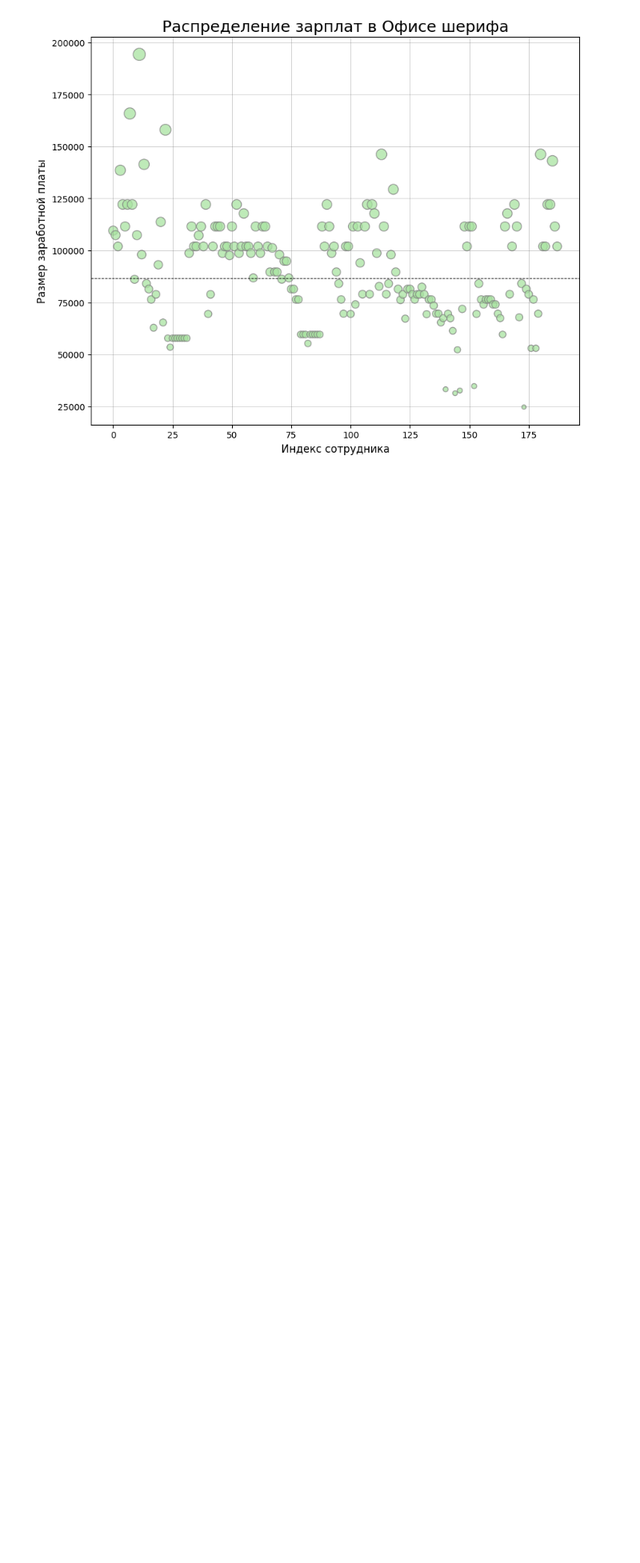
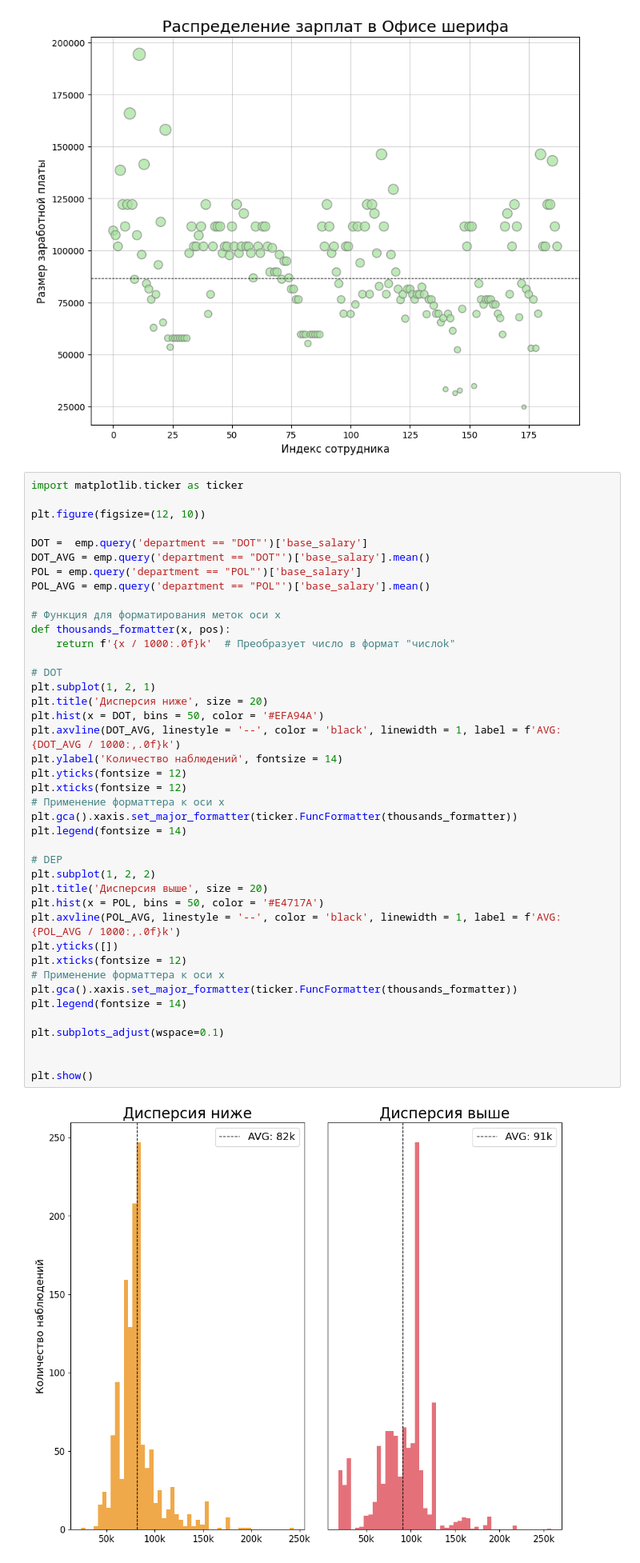
Before and after one commit to Korablinr54/Statistics, a Jupyter notebook: Основы статистики.ipynb, the cells around one changed output. Shown at 80% size. Drawn from its saved outputs; the diff is of its cells as text; blank space fills up the shorter version.

Commit message:
Дисперсия - 4, визуализация

```diff
--- a/Основы статистики.ipynb
+++ b/Основы статистики.ipynb
@@ -723,3 +723,46 @@ plt.yticks(fontsize = 10)
 plt.show()
 # %% [output]
 [figure]
+# %%
+import matplotlib.ticker as ticker
+
+plt.figure(figsize=(12, 10))
+
+DOT =  emp.query('department == "DOT"')['base_salary']
+DOT_AVG = emp.query('department == "DOT"')['base_salary'].mean()
+POL = emp.query('department == "POL"')['base_salary']
+POL_AVG = emp.query('department == "POL"')['base_salary'].mean()
+
+# Функция для форматирования меток оси x
+def thousands_formatter(x, pos):
+    return f'{x / 1000:.0f}k'  # Преобразует число в формат "числоk"
+
+# DOT
+plt.subplot(1, 2, 1)
+plt.title('Дисперсия ниже', size = 20)
+plt.hist(x = DOT, bins = 50, color = '#EFA94A')
+plt.axvline(DOT_AVG, linestyle = '--', color = 'black', linewidth = 1, label = f'AVG: {DOT_AVG / 1000:,.0f}k')
+plt.ylabel('Количество наблюдений', fontsize = 14)
+plt.yticks(fontsize = 12)
+plt.xticks(fontsize = 12)
+# Применение форматтера к оси x
+plt.gca().xaxis.set_major_formatter(ticker.FuncFormatter(thousands_formatter))
+plt.legend(fontsize = 14)
+
+# DEP
+plt.subplot(1, 2, 2)
+plt.title('Дисперсия выше', size = 20)
+plt.hist(x = POL, bins = 50, color = '#E4717A')
+plt.axvline(POL_AVG, linestyle = '--', color = 'black', linewidth = 1, label = f'AVG: {POL_AVG / 1000:,.0f}k')
+plt.yticks([])
+plt.xticks(fontsize = 12)
+# Применение форматтера к оси x
+plt.gca().xaxis.set_major_formatter(ticker.FuncFormatter(thousands_formatter))
+plt.legend(fontsize = 14)
+
+plt.subplots_adjust(wspace=0.1)
+
+
+plt.show()
+# %% [output]
+[figure, added]
```
Also changed, not shown: parts of 5 cells of this notebook.
